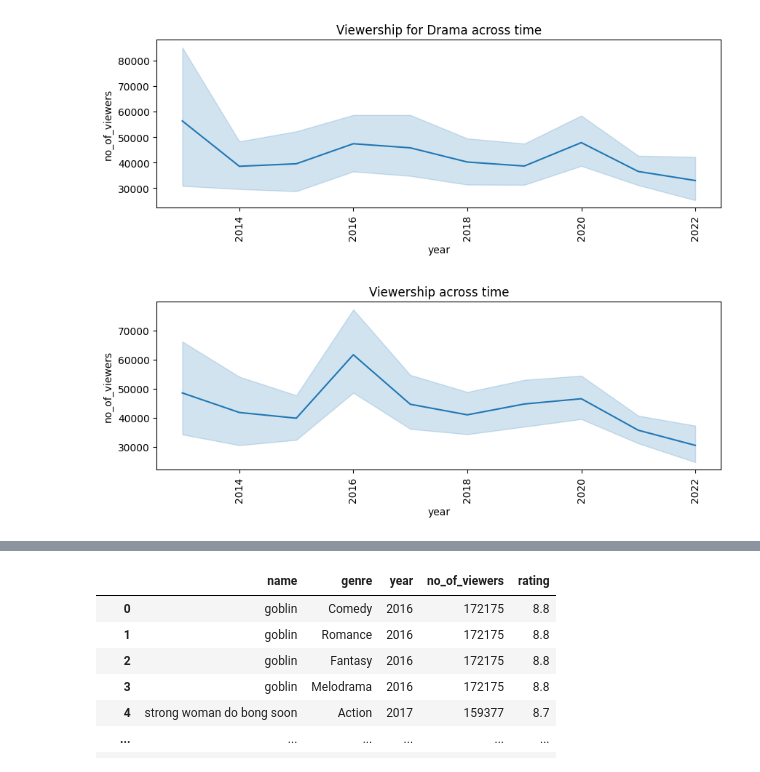
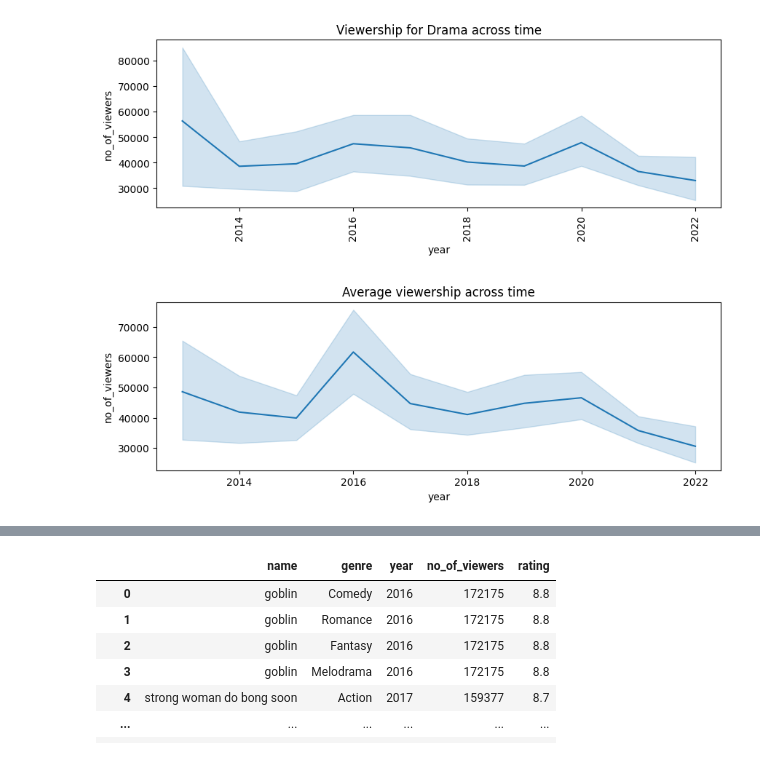
Before and after one commit to AllardQuek/DAO2702-BA, a Jupyter notebook: Project/k-drama-analysis.ipynb, the cells around one changed output, grey strips where cells are left out. Drawn from its saved outputs; the diff is of its cells as text; code cells hidden in the pictures.

```diff
--- a/Project/k-drama-analysis.ipynb
+++ b/Project/k-drama-analysis.ipynb
@@ -87,11 +87,9 @@ plot_viewership_by_genre('Drama')
 # %%
 # Plot number of viewers over time
 plt.figure(figsize=(10, 3))
 sns.lineplot(x='year', y='no_of_viewers', data=final_df)
+plt.title("Average viewership across time")
 plt.savefig('images/views_over_time.png')
-
-plt.xticks(rotation=90)
-plt.title("Viewership across time")
 plt.show()
 # %% [output]
-[figure, old version]
+[figure, new version]
```
Also changed, not shown: parts of 6 cells of this notebook, 11 other files.
